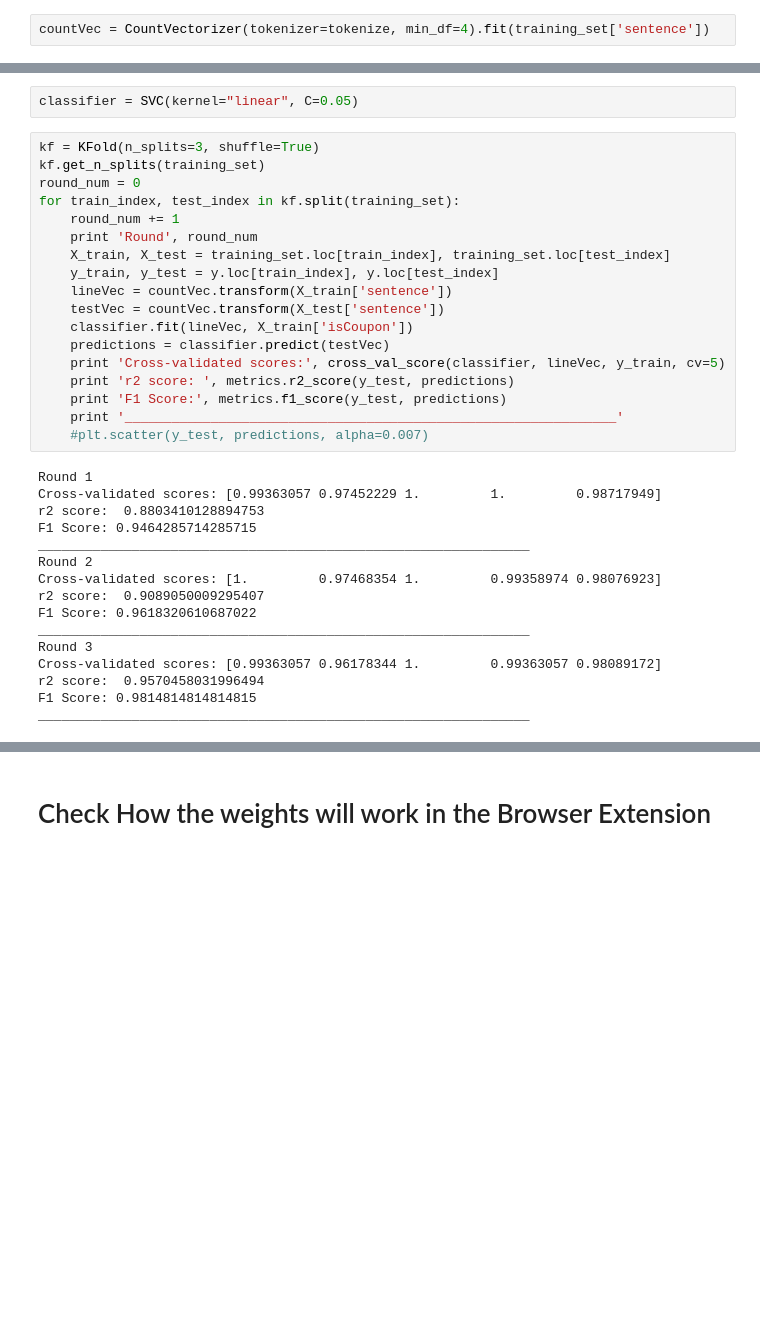
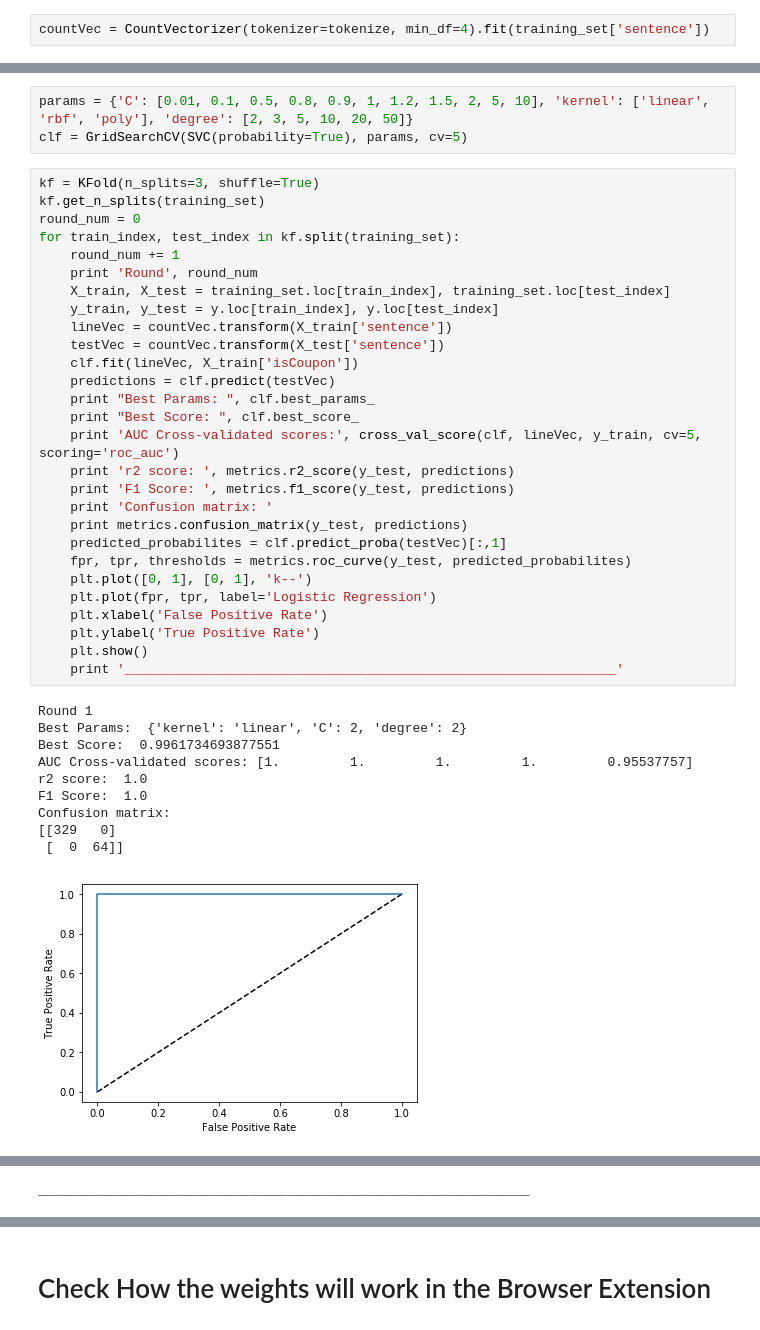
Before and after one commit to mike-swart/AdIntuition, a Jupyter notebook: data/classify.ipynb, the cells around one changed output, grey strips where cells are left out. Drawn from its saved outputs; the diff is of its cells as text; blank space fills up the shorter version.

```diff
--- a/data/classify.ipynb
+++ b/data/classify.ipynb
@@ -105,36 +106,42 @@ len(countVec.get_feature_names())
-# %%
-classifier = SVC(kernel="linear", C=0.05)
+# %%
+params = {'C': [0.01, 0.1, 0.5, 0.8, 0.9, 1, 1.2, 1.5, 2, 5, 10], 'kernel': ['linear', 'rbf', 'poly'], 'degree': [2, 3, 5, 10, 20, 50]}
+clf = GridSearchCV(SVC(probability=True), params, cv=5)
 # %%
 kf = KFold(n_splits=3, shuffle=True)
 kf.get_n_splits(training_set)
 round_num = 0
 for train_index, test_index in kf.split(training_set):
     round_num += 1
     print 'Round', round_num
     X_train, X_test = training_set.loc[train_index], training_set.loc[test_index]
     y_train, y_test = y.loc[train_index], y.loc[test_index]
     lineVec = countVec.transform(X_train['sentence'])
     testVec = countVec.transform(X_test['sentence'])
-    classifier.fit(lineVec, X_train['isCoupon'])
-    predictions = classifier.predict(testVec)
-    print 'Cross-validated scores:', cross_val_score(classifier, lineVec, y_train, cv=5)
+    clf.fit(lineVec, X_train['isCoupon'])
+    predictions = clf.predict(testVec)
+    print "Best Params: ", clf.best_params_
+    print "Best Score: ", clf.best_score_
+    print 'AUC Cross-validated scores:', cross_val_score(clf, lineVec, y_train, cv=5, scoring='roc_auc')
     print 'r2 score: ', metrics.r2_score(y_test, predictions)
-    print 'F1 Score:', metrics.f1_score(y_test, predictions)
+    print 'F1 Score: ', metrics.f1_score(y_test, predictions)
+    print 'Confusion matrix: '
+    print metrics.confusion_matrix(y_test, predictions)
+    predicted_probabilites = clf.predict_proba(testVec)[:,1]
+    fpr, tpr, thresholds = metrics.roc_curve(y_test, predicted_probabilites)
+    plt.plot([0, 1], [0, 1], 'k--')
+    plt.plot(fpr, tpr, label='Logistic Regression')
+    plt.xlabel('False Positive Rate')
+    plt.ylabel('True Positive Rate')
+    plt.show()
     print '_______________________________________________________________'
-    #plt.scatter(y_test, predictions, alpha=0.007)
 # %% [output]
 Round 1
-Cross-validated scores: [0.99363057 0.97452229 1.         1.         0.98717949]
-r2 score:  0.8803410128894753
-F1 Score: 0.9464285714285715
-_______________________________________________________________
-Round 2
-Cross-validated scores: [1.         0.97468354 1.         0.99358974 0.98076923]
-r2 score:  0.9089050009295407
-F1 Score: 0.9618320610687022
-_______________________________________________________________
-Round 3
-Cross-validated scores: [0.99363057 0.96178344 1.         0.99363057 0.98089172]
-r2 score:  0.9570458031996494
-F1 Score: 0.9814814814814815
-_______________________________________________________________
+Best Params:  {'kernel': 'linear', 'C': 2, 'degree': 2}
+Best Score:  0.9961734693877551
+AUC Cross-validated scores: [1.         1.         1.         1.         0.95537757]
+r2 score:  1.0
+F1 Score:  1.0
+Confusion matrix:
+[[329   0]
+ [  0  64]]
+[figure, added]
@@ -140,0 +170 @@ _______________________________________________________________
+_______________________________________________________________
```
Also changed, not shown: parts of 9 cells of this notebook.
